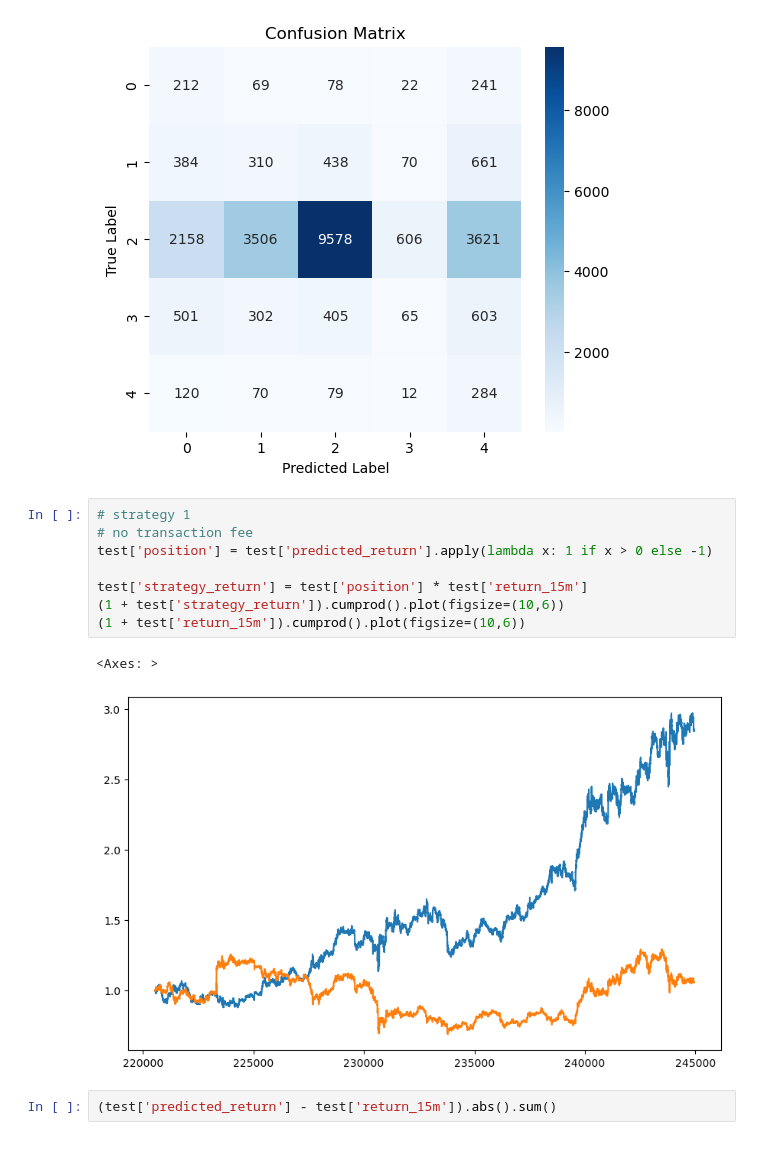
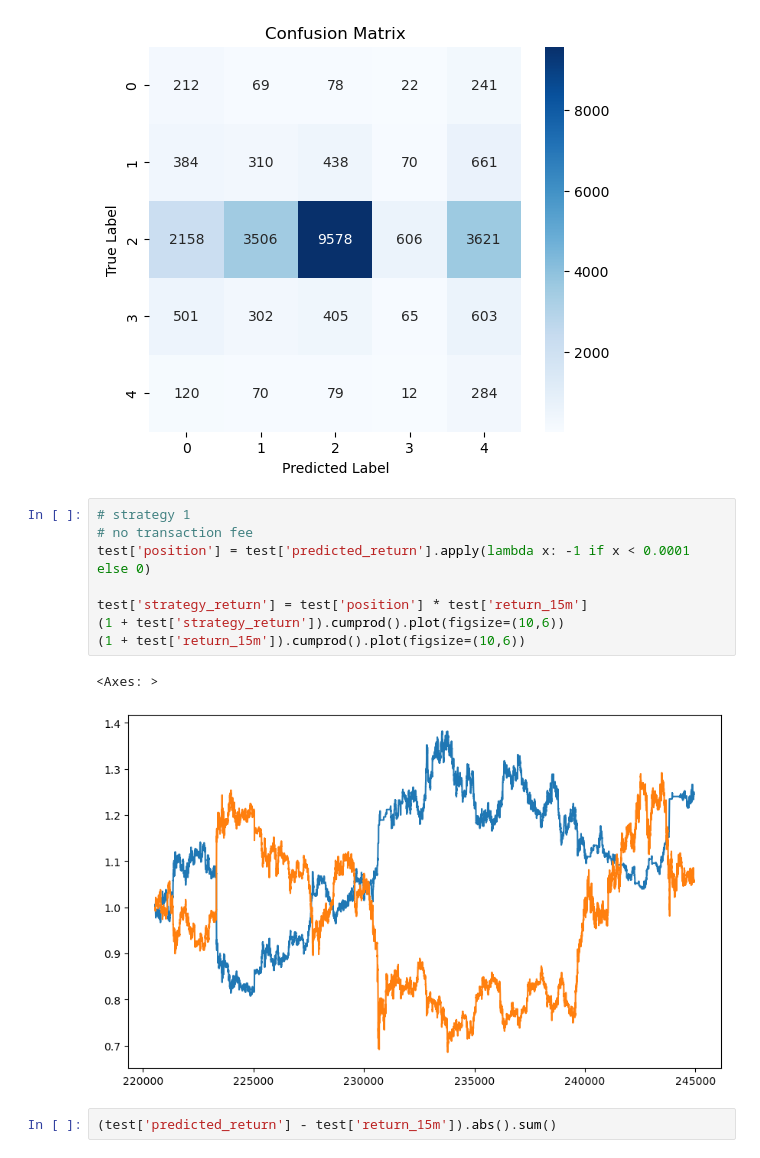
Before and after one commit to Patrice-cx/0x0BbdAe167f6FB2EbFb1168292170e974Dd62fe53, a Jupyter notebook: strategy_1_test.ipynb, the cells around one changed output. Saved outputs shown, nothing was run; the diff lists cells and outputs as text.

```diff
--- a/strategy.ipynb
+++ b/strategy_1_test.ipynb
@@ -204,14 +204,14 @@ weighted avg       0.74      0.43      0.53     24395
 # %%
 # strategy 1
 # no transaction fee
-test['position'] = test['predicted_return'].apply(lambda x: 1 if x > 0 else -1)
+test['position'] = test['predicted_return'].apply(lambda x: -1 if x < 0.0001 else 0)
 
 test['strategy_return'] = test['position'] * test['return_15m']
 (1 + test['strategy_return']).cumprod().plot(figsize=(10,6))
 (1 + test['return_15m']).cumprod().plot(figsize=(10,6))
 # %% [output]
 <Axes: >
-[figure, old version]
+[figure, new version]
 # %%
 (test['predicted_return'] - test['return_15m']).abs().sum()
 # %% [output]
```
